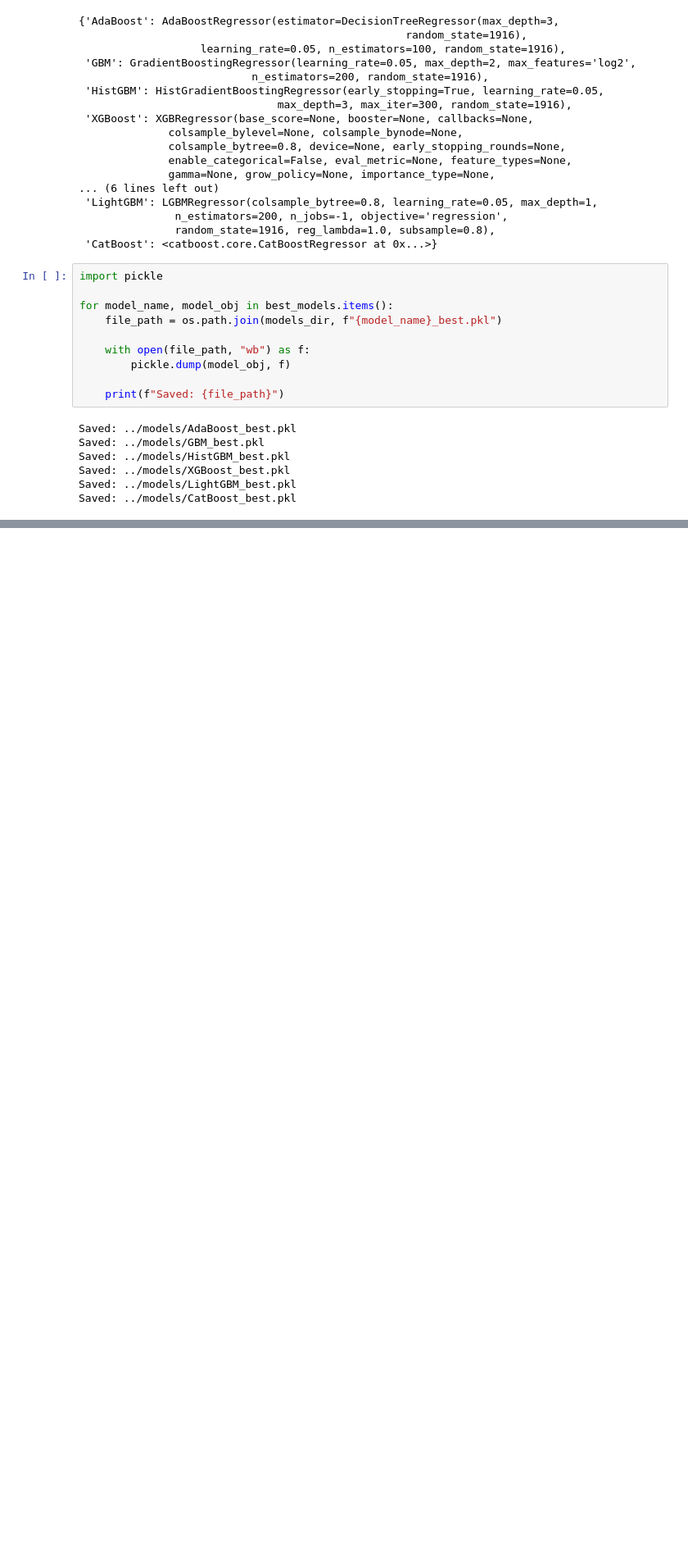
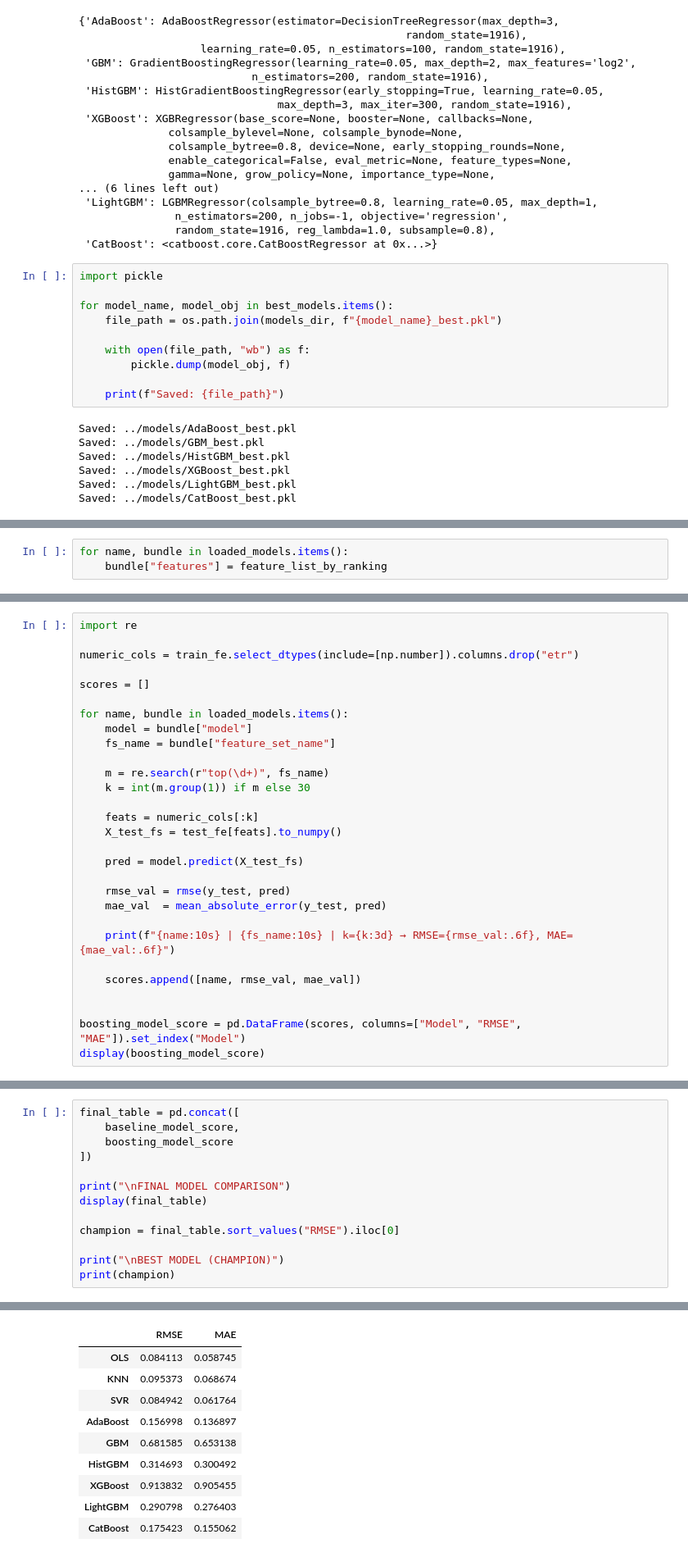
Before and after one commit to anlan-chen/Gradient_Boosting_Task, a Jupyter notebook: Gradient_Boosting_Task.ipynb, the cells around one changed output, grey strips where cells are left out. Shown at 82% size. Saved outputs shown, nothing was run; the diff lists cells and outputs as text; blank space fills up the shorter version.

Commit message:
Update Model Evaluation

```diff
--- a/Gradient_Boosting_Task.ipynb
+++ b/Gradient_Boosting_Task.ipynb
@@ -1283,0 +1059,3 @@ ValueError: X has 50 features, but AdaBoostRegressor is expecting 30 features as
+# %%
+for name, bundle in loaded_models.items():
+    bundle["features"] = feature_list_by_ranking
@@ -1283,0 +1152,29 @@ ValueError: X has 50 features, but AdaBoostRegressor is expecting 30 features as
+# %%
+import re
+
+numeric_cols = train_fe.select_dtypes(include=[np.number]).columns.drop("etr")
+
+scores = []
+
+for name, bundle in loaded_models.items():
+    model = bundle["model"]
+    fs_name = bundle["feature_set_name"]
+
+    m = re.search(r"top(\d+)", fs_name)
+    k = int(m.group(1)) if m else 30
+
+    feats = numeric_cols[:k]
+    X_test_fs = test_fe[feats].to_numpy()
+
+    pred = model.predict(X_test_fs)
+
+    rmse_val = rmse(y_test, pred)
+    mae_val  = mean_absolute_error(y_test, pred)
+
+    print(f"{name:10s} | {fs_name:10s} | k={k:3d} → RMSE={rmse_val:.6f}, MAE={mae_val:.6f}")
+
+    scores.append([name, rmse_val, mae_val])
+
+
+boosting_model_score = pd.DataFrame(scores, columns=["Model", "RMSE", "MAE"]).set_index("Model")
+display(boosting_model_score)
@@ -1283,0 +1196,14 @@ ValueError: X has 50 features, but AdaBoostRegressor is expecting 30 features as
+# %%
+final_table = pd.concat([
+    baseline_model_score,
+    boosting_model_score
+])
+
+print("\nFINAL MODEL COMPARISON")
+display(final_table)
+
+champion = final_table.sort_values("RMSE").iloc[0]
+
+print("\nBEST MODEL (CHAMPION)")
+print(champion)
+# %% [output]
@@ -1283,0 +1211,10 @@ ValueError: X has 50 features, but AdaBoostRegressor is expecting 30 features as
+|  | RMSE | MAE |
+| OLS | 0.084113 | 0.058745 |
+| KNN | 0.095373 | 0.068674 |
+| SVR | 0.084942 | 0.061764 |
+| AdaBoost | 0.156998 | 0.136897 |
+| GBM | 0.681585 | 0.653138 |
+| HistGBM | 0.314693 | 0.300492 |
+| XGBoost | 0.913832 | 0.905455 |
+| LightGBM | 0.290798 | 0.276403 |
+| CatBoost | 0.175423 | 0.155062 |
```
Also changed, not shown: parts of 48 cells of this notebook.
